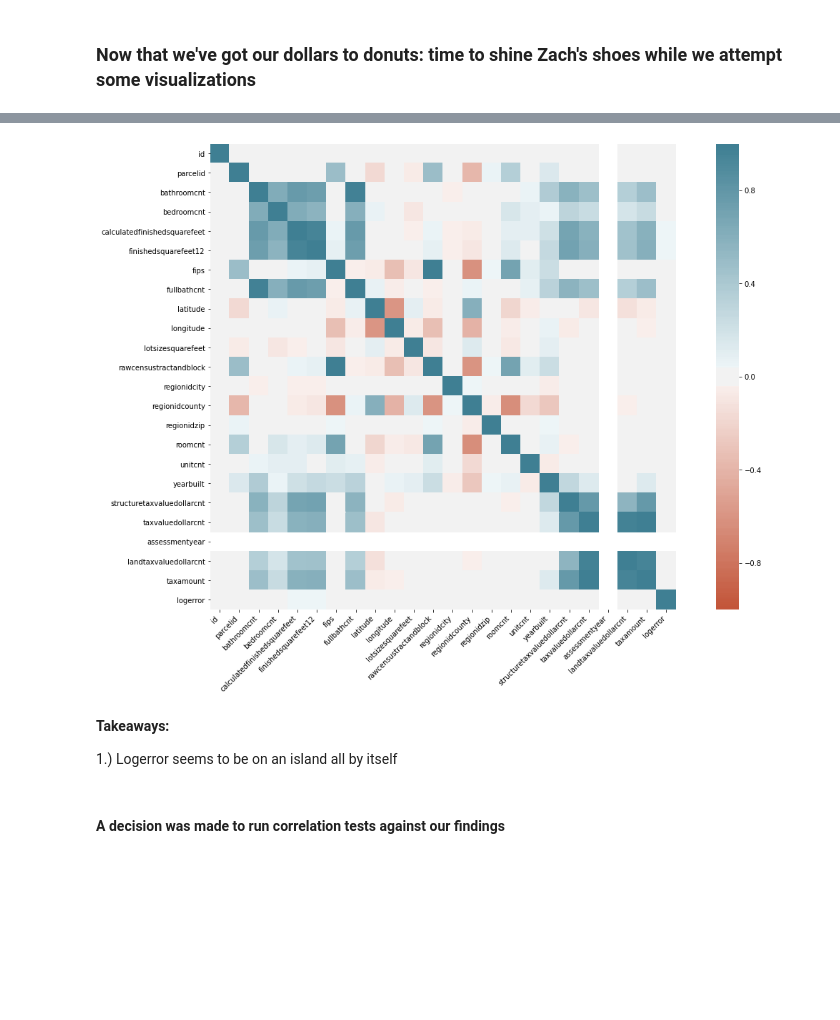
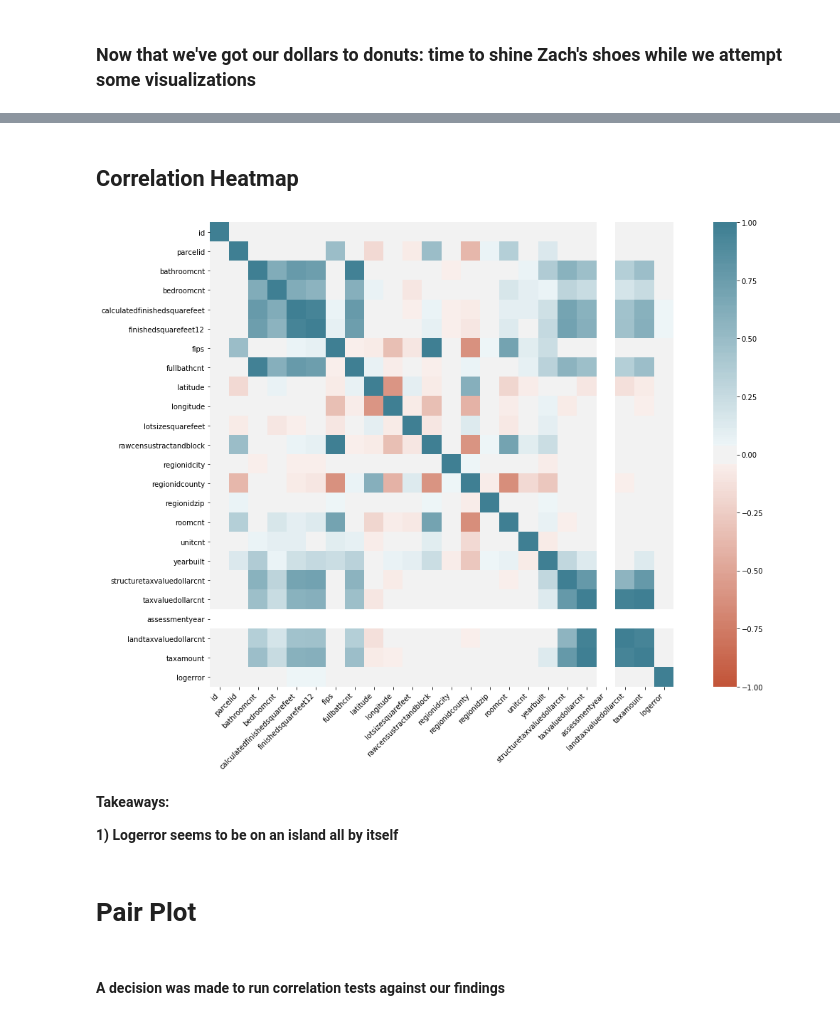
Before and after one commit to Cluster-Flux/zillow-cluster-project, a Jupyter notebook: mvp.ipynb, the cells around one changed output, grey strips where cells are left out. Drawn from its saved outputs; the diff is of its cells as text; code cells hidden in the pictures; blank space fills up the shorter version.

```diff
--- a/mvp.ipynb
+++ b/mvp.ipynb
@@ -399,24 +238,13 @@ Name: logerror_outliers_outliers_outliers, dtype: float64
-# %%
-# Visualizing correlations:
-corr = train.corr()
-
-plt.figure(figsize=(20,12))
-
-ax = sns.heatmap(
-    corr,
-    #annot = True,
-    vmin=-1, vmax=1, center=0,
-    cmap=sns.diverging_palette(20, 220, n=200),
-    square=True
-)
-ax.set_xticklabels(
-    ax.get_xticklabels(),
-    rotation=45,
-    horizontalalignment='right'
-);
-# %% [output]
-[figure, removed]
+# %% [markdown]
+## Correlation Heatmap
+# %%
+# Visualizing correlations:
+src.explore.make_heatmap(train)
+# %% [output]
+[figure, added]
 # %% [markdown]
 **Takeaways:**
 
-1.) Logerror seems to be on an island all by itself
+__1) Logerror seems to be on an island all by itself__
+# %% [markdown]
+# Pair Plot
```
Also changed, not shown: parts of 108 cells of this notebook, 2 other files.
